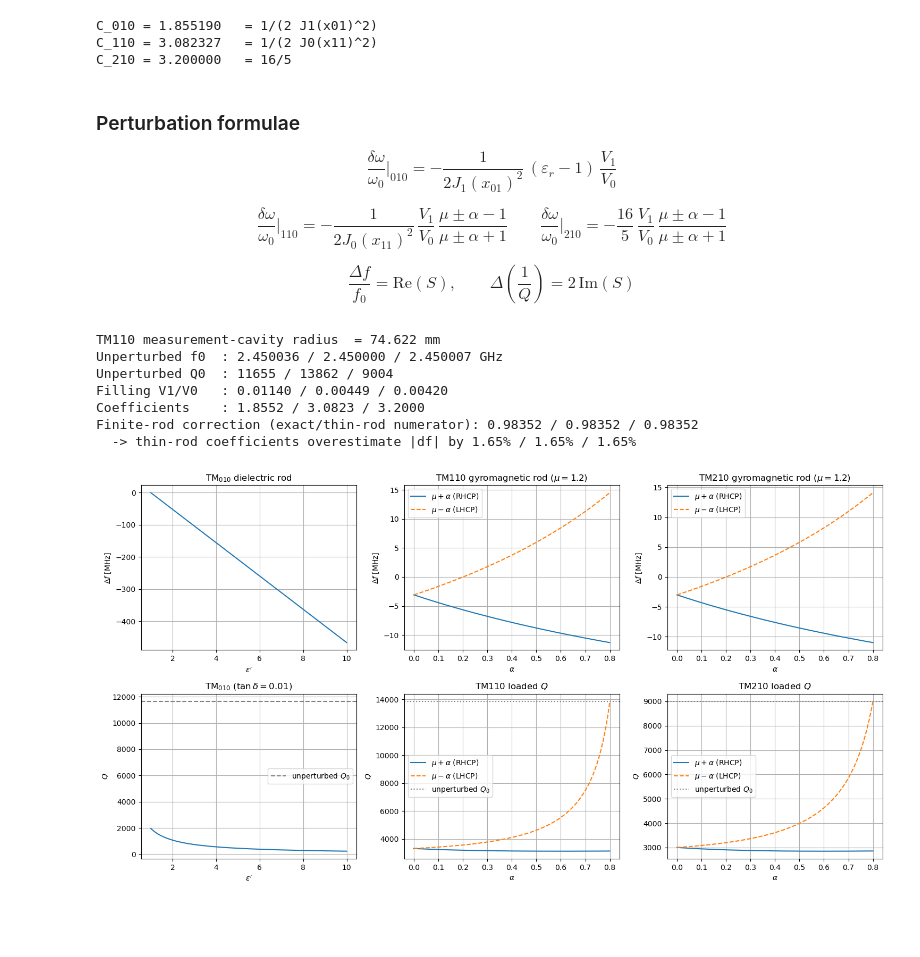
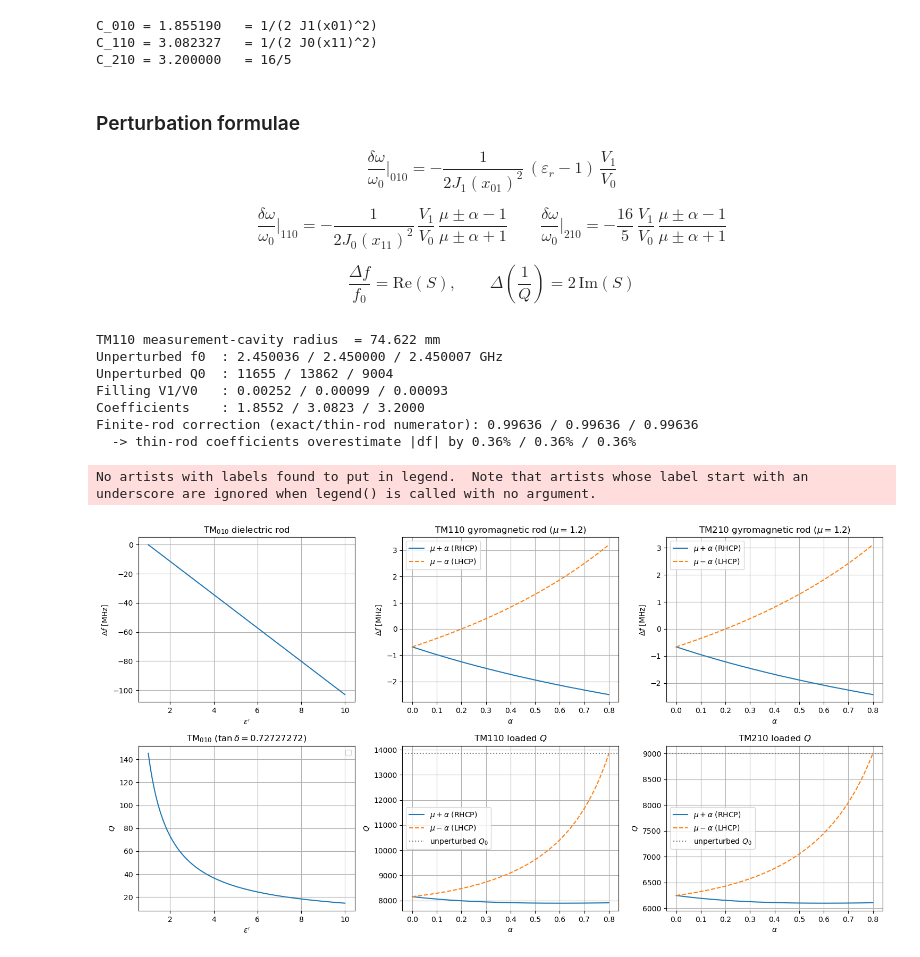
Before and after one commit to Deus-Ex-Machina2/PlasticToPower_EEE4022ProjectRepo, a Jupyter notebook: CPM_params_code.ipynb, the cells around one changed output. Drawn from its saved outputs; the diff is of its cells as text; code cells hidden in the pictures; blank space fills up the shorter version.

```diff
--- a/CPM_params_code.ipynb
+++ b/CPM_params_code.ipynb
@@ -2735,7 +2735,7 @@ $$\frac{\Delta f}{f_0}=\mathrm{Re}(S),\qquad \Delta\!\left(\frac{1}{Q}\right)=2\
 # Sample geometry: 10 mm diameter rod, full cavity height
 # ------------------------------------------------------------
 
-d_sample = 0.010                 # rod diameter [m]
+d_sample = 0.0047                 # rod diameter [m]
 r_sample = d_sample / 2
 
 # ------------------------------------------------------------
@@ -2840,10 +2840,10 @@ $$\frac{\Delta f}{f_0}=\mathrm{Re}(S),\qquad \Delta\!\left(\frac{1}{Q}\right)=2\
 TM110 measurement-cavity radius  = 74.622 mm
 Unperturbed f0  : 2.450036 / 2.450000 / 2.450007 GHz
 Unperturbed Q0  : 11655 / 13862 / 9004
-Filling V1/V0   : 0.01140 / 0.00449 / 0.00420
+Filling V1/V0   : 0.00252 / 0.00099 / 0.00093
 Coefficients    : 1.8552 / 3.0823 / 3.2000
-Finite-rod correction (exact/thin-rod numerator): 0.98352 / 0.98352 / 0.98352
-  -> thin-rod coefficients overestimate |df| by 1.65% / 1.65% / 1.65%
+Finite-rod correction (exact/thin-rod numerator): 0.99636 / 0.99636 / 0.99636
+  -> thin-rod coefficients overestimate |df| by 0.36% / 0.36% / 0.36%
 # %%
 # ============================================================
 # PARAMETER SWEEPS
@@ -2855,7 +2855,7 @@ Finite-rod correction (exact/thin-rod numerator): 0.98352 / 0.98352 / 0.98352
 # ============================================================
 
 # Dielectric sweep
-tan_delta = 0.01
+tan_delta = 0.72727272
 eps_prime_sweep = np.linspace(1.0, 10.0, 400)
 eps_sweep = eps_prime_sweep * (1 - 1j*tan_delta)
 
@@ -2889,39 +2889,40 @@ axs[0, 0].set_title(r"TM$_{010}$ dielectric rod")
 axs[0, 0].grid(True)
 
 axs[1, 0].plot(eps_prime_sweep, Q_010_sweep)
-axs[1, 0].axhline(Q0_010, ls='--', color='grey', label=r'unperturbed $Q_0$')
+#axs[1, 0].axhline(Q0_010, ls='--', color='grey', label=r'unperturbed $Q_0$')
 axs[1, 0].set_xlabel(r"$\varepsilon'$")
 axs[1, 0].set_ylabel(r"$Q$")
 axs[1, 0].set_title(rf"TM$_{{010}}$ ($\tan\delta={tan_delta}$)")
 axs[1, 0].grid(True)
 axs[1, 0].legend()
 
 # --- TM110 / TM210 ---
 for col, name in [(1, "TM110"), (2, "TM210")]:
     for sense, style in [(+1, '-'), (-1, '--')]:
         df_s, Q_s = sweeps_mag[name][sense]
         lbl = r'$\mu+\alpha$ (RHCP)' if sense == +1 else r'$\mu-\alpha$ (LHCP)'
         axs[0, col].plot(alpha_sweep, df_s/1e6, style, label=lbl)
         axs[1, col].plot(alpha_sweep, Q_s, style, label=lbl)
 
     Q0_v = Q0_110 if name == "TM110" else Q0_210
     axs[0, col].set_xlabel(r"$\alpha$")
     axs[0, col].set_ylabel(r"$\Delta f$ [MHz]")
     axs[0, col].set_title(rf"{name} gyromagnetic rod ($\mu={mu_fixed.real}$)")
     axs[0, col].grid(True)
     axs[0, col].legend()
 
     axs[1, col].axhline(Q0_v, ls=':', color='grey', label=r'unperturbed $Q_0$')
     axs[1, col].set_xlabel(r"$\alpha$")
     axs[1, col].set_ylabel(r"$Q$")
     axs[1, col].set_title(f"{name} loaded $Q$")
     axs[1, col].grid(True)
     axs[1, col].legend()
 
 plt.tight_layout()
 plt.show()
 # %% [output]
+No artists with labels found to put in legend.  Note that artists whose label start with an underscore are ignored when legend() is called with no argument.
-[figure, old version]
+[figure, new version]
 # %%
 # ============================================================
 # CIRCULAR-POLARISATION MODE SPLITTING
```
Also changed, not shown: parts of 2 cells of this notebook, 1 other file.
